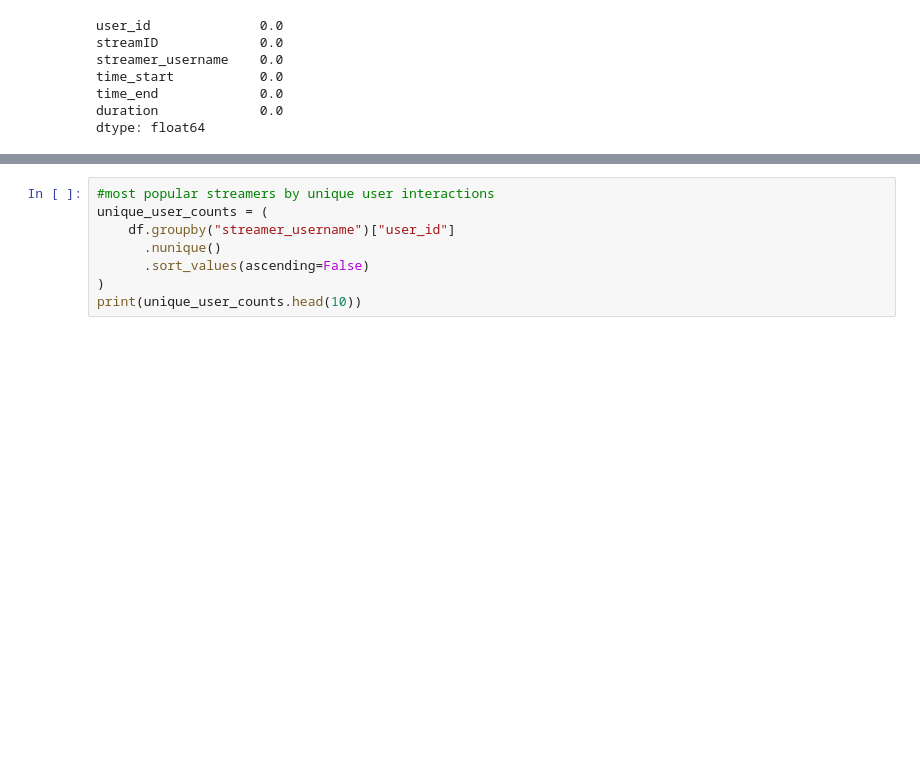
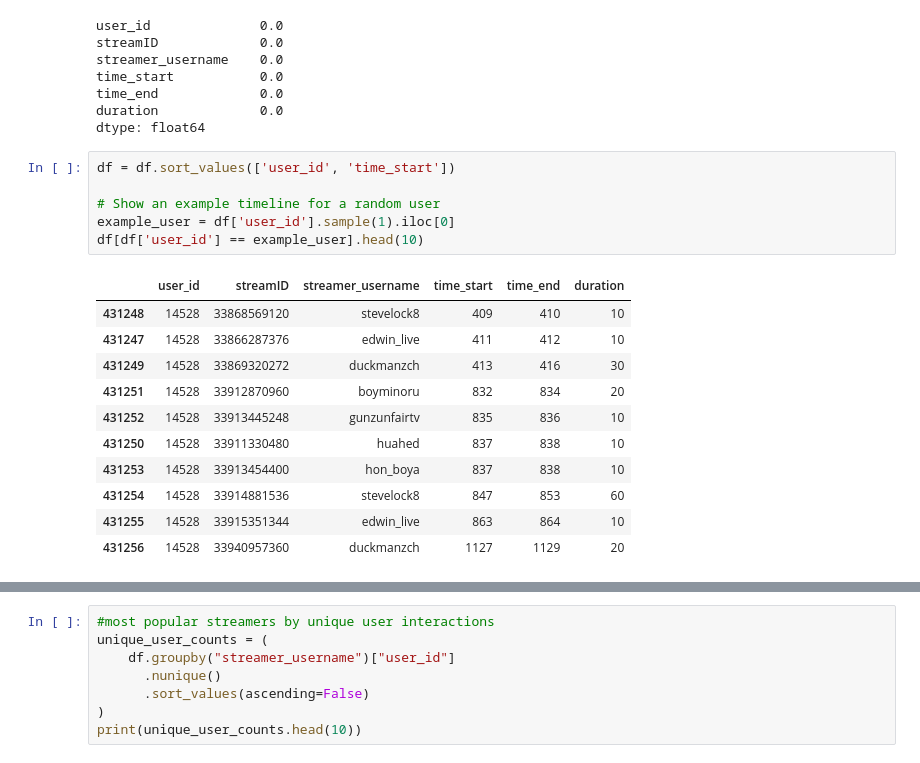
Before and after one commit to alaguelo/CSE158_assignment2, a Jupyter notebook: workbook.ipynb, the cells around one changed output, grey strips where cells are left out. Saved outputs shown, nothing was run; the diff lists cells and outputs as text; blank space fills up the shorter version.

```diff
--- a/workbook.ipynb
+++ b/workbook.ipynb
@@ -73,3 +73,21 @@ time_start           0.0
 time_end             0.0
 duration             0.0
 dtype: float64
+# %%
+df = df.sort_values(['user_id', 'time_start'])
+
+# Show an example timeline for a random user
+example_user = df['user_id'].sample(1).iloc[0]
+df[df['user_id'] == example_user].head(10)
+# %% [output]
+|  | user_id | streamID | streamer_username | time_start | time_end | duration |
+| 431248 | 14528 | 33868569120 | stevelock8 | 409 | 410 | 10 |
+| 431247 | 14528 | 33866287376 | edwin_live | 411 | 412 | 10 |
+| 431249 | 14528 | 33869320272 | duckmanzch | 413 | 416 | 30 |
+| 431251 | 14528 | 33912870960 | boyminoru | 832 | 834 | 20 |
+| 431252 | 14528 | 33913445248 | gunzunfairtv | 835 | 836 | 10 |
+| 431250 | 14528 | 33911330480 | huahed | 837 | 838 | 10 |
+| 431253 | 14528 | 33913454400 | hon_boya | 837 | 838 | 10 |
+| 431254 | 14528 | 33914881536 | stevelock8 | 847 | 853 | 60 |
+| 431255 | 14528 | 33915351344 | edwin_live | 863 | 864 | 10 |
+| 431256 | 14528 | 33940957360 | duckmanzch | 1127 | 1129 | 20 |
```
Also changed, not shown: parts of 19 cells of this notebook.
